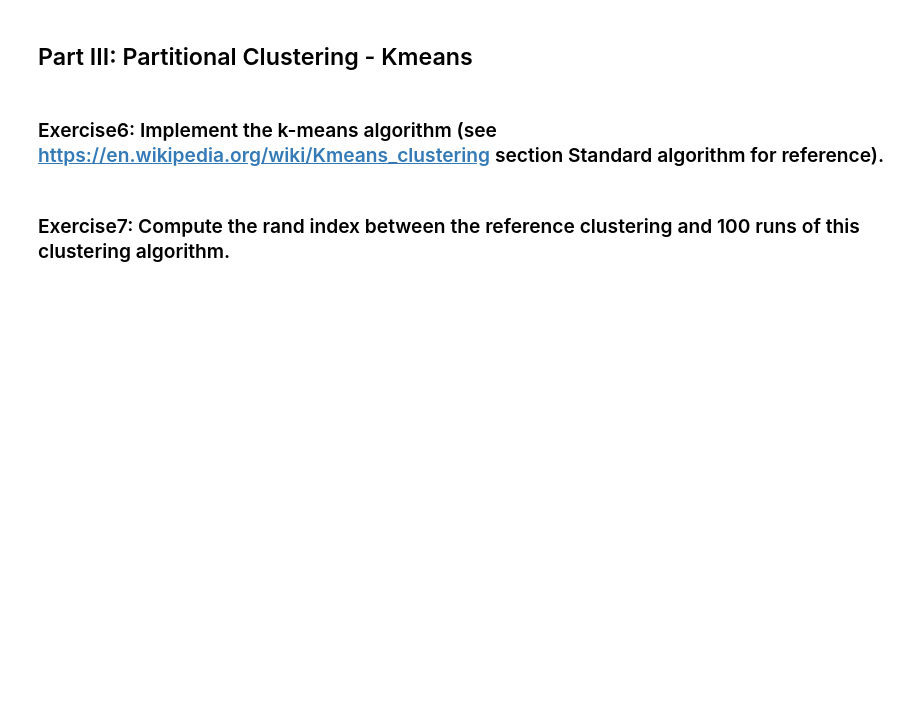
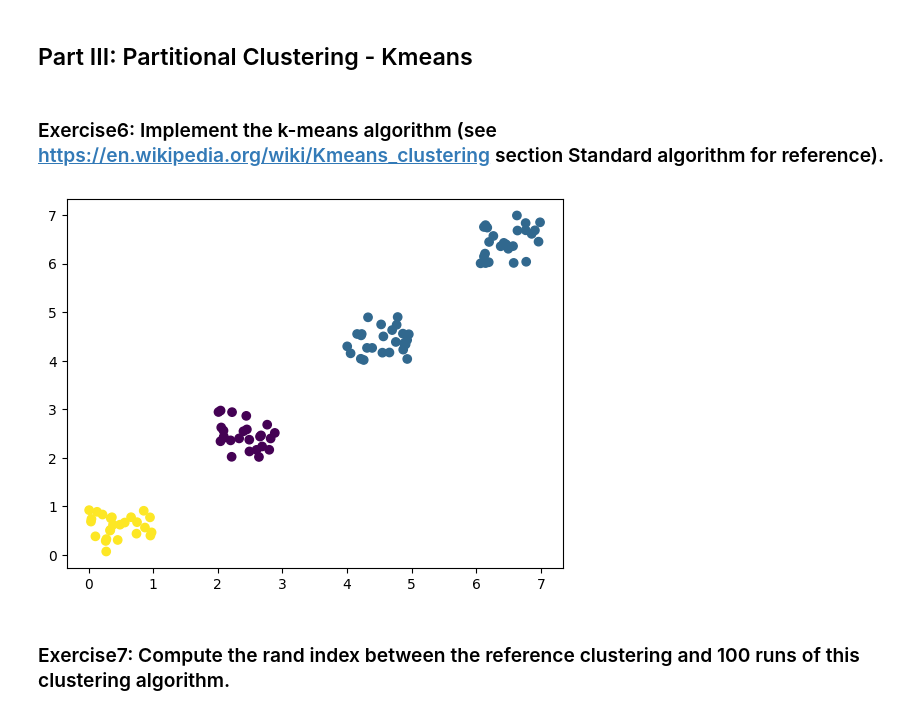
Before and after one commit to Natgru06/Machine_Learning_A4, a Jupyter notebook: TD4/PW4-Pundogar Nathan-Gabriel.ipynb, the cells around one changed output. Drawn from its saved outputs; the diff is of its cells as text; code cells hidden in the pictures; blank space fills up the shorter version.

```diff
--- a/TD4/PW4-Pundogar Nathan-Gabriel.ipynb
+++ b/TD4/PW4-Pundogar Nathan-Gabriel.ipynb
@@ -183,22 +183,26 @@ plt.show()
 # %%
 def kMeans(dataset, k, nbIterations=1000, show=False):
     centroids = np.random.random((k, dataset.shape[1]))*np.max(dataset)
     labels = np.zeros((dataset.shape[0]))
     for i in range(nbIterations):
         if show:
             plt.scatter(dataset[:, 0], dataset[:, 1], c=labels);
             plt.scatter(centroids[:, 0], centroids[:, 1], s=200);
             plt.show();
         cd = sc.spatial.distance.cdist(centroids, dataset)
         pastLabels = labels
         for d in range(dataset.shape[0]):
             labels[d] = np.argmin(cd[:, d])
         for c in range(k):
             centroids[c, :] = np.mean(dataset[labels==c, :], axis=0)
         if (np.all(pastLabels == labels)):
             break
     return labels
 labels = kMeans(syn, 4)
+plt.scatter(syn[:, 0], syn[:, 1], c=labels);
+plt.show()
+# %% [output]
+[figure, added]
 # %% [markdown]
 ### Exercise7: Compute the rand index between the reference clustering and 100 runs of this clustering algorithm.
 # %%
```
Also changed, not shown: parts of 17 cells of this notebook, 1 other file.
